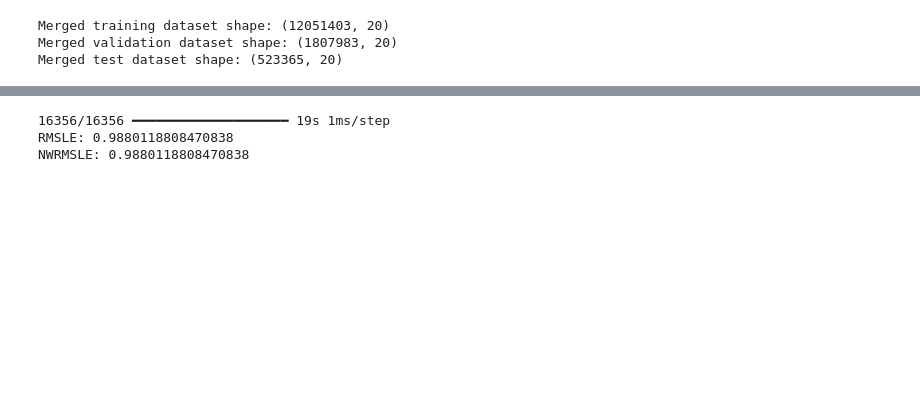
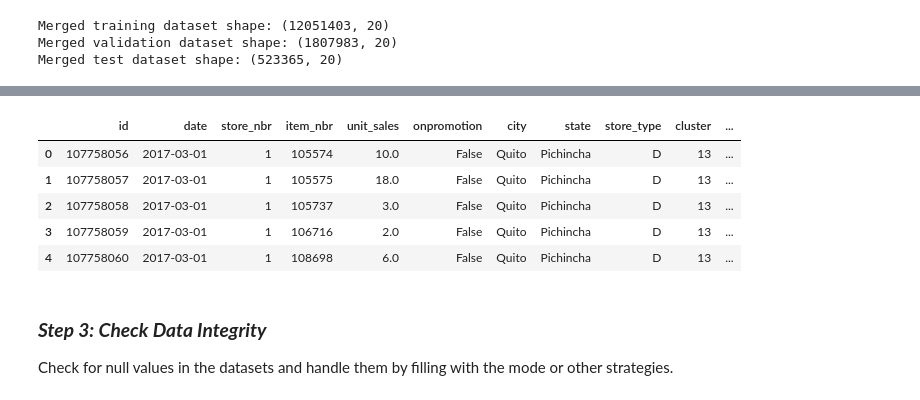
Before and after one commit to AshinDevUA/GNN, a Jupyter notebook: GNN_code_grocery_sales_forecasting_(1).ipynb, the cells around one changed output, grey strips where cells are left out. Cells and saved outputs as stored; diff of their text form; code cells hidden in the pictures; blank space fills up the shorter version.

Commit message:
new preprocessing (fill null values)

```diff
--- a/GNN_code_grocery_sales_forecasting_(1).ipynb
+++ b/GNN_code_grocery_sales_forecasting_(1).ipynb
@@ -69,0 +180,4 @@ transactions = pd.read_csv(datasets_paths['transactions'], encoding='ISO-8859-1'
+# %%
+holidays_events = holidays_events.rename(columns={'type': 'event_type'})
+# %%
+stores = stores.rename(columns={'type': 'store_type'})
@@ -78,0 +241,3 @@ oil['dcoilwtico'] = oil['dcoilwtico'].ffill()
+# %%
+# Use bfill() to fill NaN values
+oil['dcoilwtico'] = oil['dcoilwtico'].bfill()
@@ -509,40 +315,12 @@ Epoch 10/10
-# %%
-# Make predictions
-y_pred = model.predict(X_test_re)
-
-# Calculate RMSLE
-def rmsle(y_true, y_pred):
-    # Clip y_true and y_pred to avoid negative or zero values
-    y_true_clipped = np.clip(y_true, a_min=1e-6, a_max=None)
-    y_pred_clipped = np.clip(y_pred, a_min=1e-6, a_max=None)
-    return np.sqrt(mean_squared_error(np.log1p(y_true_clipped), np.log1p(y_pred_clipped)))
-
-# Calculate RMSWLE
-def rmswle(y_true, y_pred, weights):
-    weighted_squared_errors = weights * (np.log1p(y_true) - np.log1p(y_pred))**2
-    return np.sqrt(np.mean(weighted_squared_errors))
-
-# Calculate NWRMSLE (assuming equal weights for simplicity)
-def nwrmsle(y_true, y_pred):
-    return rmsle(y_true, y_pred)
-
-# Calculate RMALE (assuming weights are available)
-def rmale(y_true, y_pred, weights):
-    absolute_errors = np.abs(y_true - y_pred)
-    weighted_absolute_errors = weights * absolute_errors
-    return np.mean(weighted_absolute_errors)
-
-rmsle_score = rmsle(y_test, y_pred)
-#rmswle_score = rmswle(y_test, y_pred, weights)
-nwrmsle_score = nwrmsle(y_test, y_pred)
-#rmale_score = rmale(y_test, y_pred, weights)
-
-
-print(f"RMSLE: {rmsle_score}")
-#print(f"RMSWLE: {rmswle_score}")
-print(f"NWRMSLE: {nwrmsle_score}")
-#print(f"RMALE: {rmale_score}")
-# %% [output]
-16356/16356 ━━━━━━━━━━━━━━━━━━━━ 19s 1ms/step
-RMSLE: 0.9880118808470838
-NWRMSLE: 0.9880118808470838
+# %%
+train_merged.head()
+# %% [output]
+|  | id | date | store_nbr | item_nbr | unit_sales | onpromotion | city | state | store_type | cluster | ... |
+| 0 | 107758056 | 2017-03-01 | 1 | 105574 | 10.0 | False | Quito | Pichincha | D | 13 | ... |
+| 1 | 107758057 | 2017-03-01 | 1 | 105575 | 18.0 | False | Quito | Pichincha | D | 13 | ... |
+| 2 | 107758058 | 2017-03-01 | 1 | 105737 | 3.0 | False | Quito | Pichincha | D | 13 | ... |
+| 3 | 107758059 | 2017-03-01 | 1 | 106716 | 2.0 | False | Quito | Pichincha | D | 13 | ... |
+| 4 | 107758060 | 2017-03-01 | 1 | 108698 | 6.0 | False | Quito | Pichincha | D | 13 | ... |
+# %% [markdown]
+### ***Step 3: Check Data Integrity***
+Check for null values in the datasets and handle them by filling with the mode or other strategies.
```
Also changed, not shown: parts of 111 cells of this notebook.
